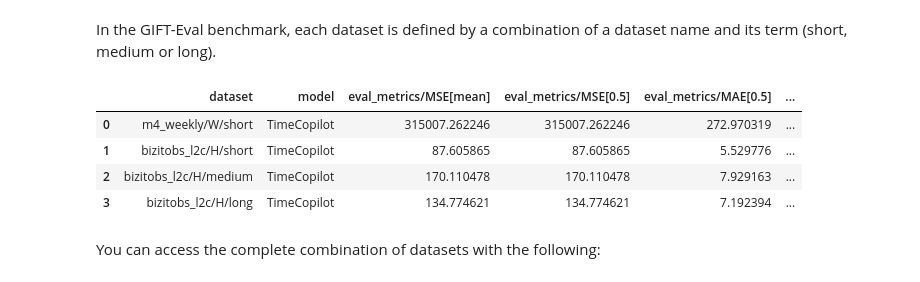
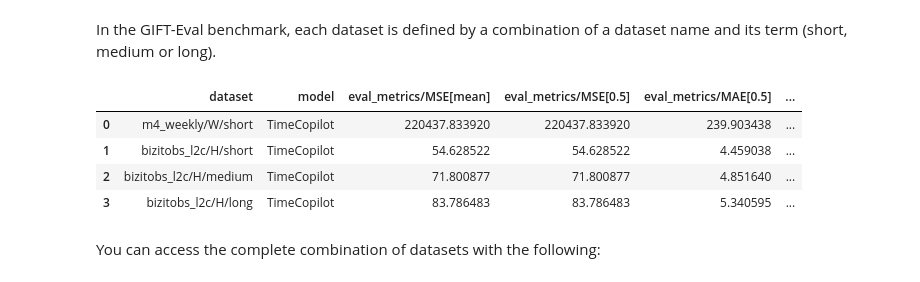
Before and after one commit to mpg05883/timecopilot, a Jupyter notebook: docs/examples/gift-eval.ipynb, the cells around one changed output. Drawn from its saved outputs; the diff is of its cells as text; code cells hidden in the pictures.

Commit message:
feat: new version gift-eval exp

```diff
--- a/docs/examples/gift-eval.ipynb
+++ b/docs/examples/gift-eval.ipynb
@@ -47,9 +47,9 @@ GIFTEval.download_data(storage_path=storage_path)
 Using TimeCopilot's [model hub](https://timecopilot.dev/model_hub/) and [ensemble capabilities](https://timecopilot.dev/api/models/ensembles/) to create a foundation model ensemble:
 # %%
 from timecopilot.models.ensembles.median import MedianEnsemble
-from timecopilot.models.foundation.moirai import Moirai
-from timecopilot.models.foundation.sundial import Sundial
-from timecopilot.models.foundation.toto import Toto
+from timecopilot.models.foundation.chronos import Chronos
+from timecopilot.models.foundation.timesfm import TimesFM
+from timecopilot.models.foundation.tirex import TiRex
 from timecopilot.models.utils.forecaster import Forecaster
 
 batch_size = 64
@@ -59,13 +59,15 @@ batch_size = 64
 ensemble = MedianEnsemble(
     models=[
         # Each model uses TimeCopilot's unified interface despite different architectures
-        Moirai(
-            repo_id="Salesforce/moirai-1.1-R-large",
+        Chronos(
+            repo_id="amazon/chronos-2",
             batch_size=batch_size,
         ),
-        Sundial(batch_size=batch_size),
-        Toto(
-            context_length=1_024,
+        TimesFM(
+            repo_id="google/timesfm-2.5-200m-pytorch",
+            batch_size=batch_size,
+        ),
+        TiRex(
             batch_size=batch_size,
         ),
     ],
@@ -139,13 +141,15 @@ if torch.cuda.is_available(): # remove if you want to run on CPU
     eval_df = pd.read_csv("./results/timecopilot/all_results.csv")
 # %%
 if torch.cuda.is_available():
-    eval_df
+  from IPython.display import display
+
+  display(eval_df)
 # %% [output]
 |  | dataset | model | eval_metrics/MSE[mean] | eval_metrics/MSE[0.5] | eval_metrics/MAE[0.5] | ... |
-| 0 | m4_weekly/W/short | TimeCopilot | 315007.262246 | 315007.262246 | 272.970319 | ... |
-| 1 | bizitobs_l2c/H/short | TimeCopilot | 87.605865 | 87.605865 | 5.529776 | ... |
-| 2 | bizitobs_l2c/H/medium | TimeCopilot | 170.110478 | 170.110478 | 7.929163 | ... |
-| 3 | bizitobs_l2c/H/long | TimeCopilot | 134.774621 | 134.774621 | 7.192394 | ... |
+| 0 | m4_weekly/W/short | TimeCopilot | 220437.833920 | 220437.833920 | 239.903438 | ... |
+| 1 | bizitobs_l2c/H/short | TimeCopilot | 54.628522 | 54.628522 | 4.459038 | ... |
+| 2 | bizitobs_l2c/H/medium | TimeCopilot | 71.800877 | 71.800877 | 4.851640 | ... |
+| 3 | bizitobs_l2c/H/long | TimeCopilot | 83.786483 | 83.786483 | 5.340595 | ... |
 # %% [markdown]
 You can access the complete combination of datasets with the following:
 # %%
```
Also changed, not shown: parts of 3 cells of this notebook.
